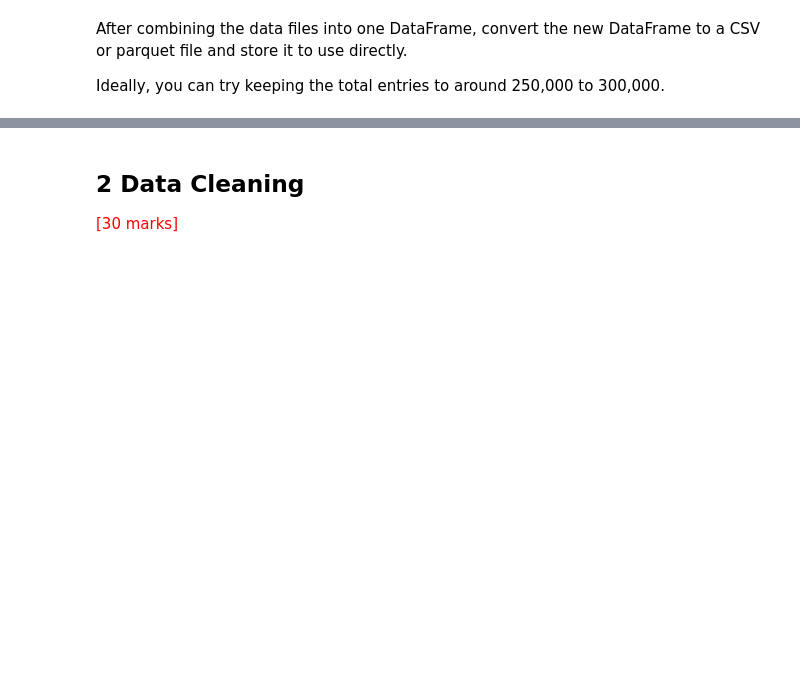
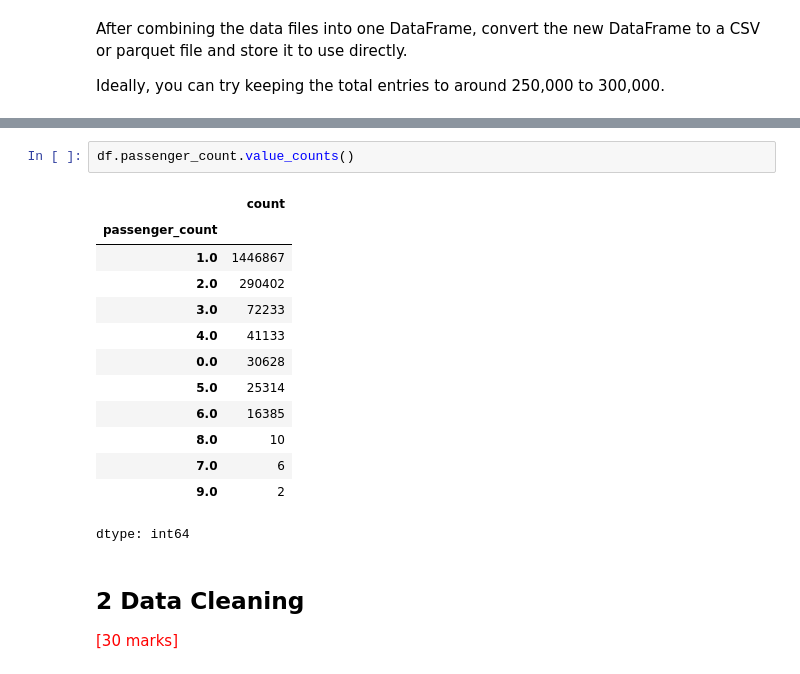
Before and after one commit to sundeepgarg/EDA_Optimising_NYC_Taxis_Sundeep, a Jupyter notebook: Sundeep_EDA_Assg_NYC_Taxi_Starter.ipynb, the cells around one changed output, grey strips where cells are left out. Drawn from its saved outputs; the diff is of its cells as text; blank space fills up the shorter version.

```diff
--- a/Sundeep_EDA_Assg_NYC_Taxi_Starter.ipynb
+++ b/Sundeep_EDA_Assg_NYC_Taxi_Starter.ipynb
@@ -313,4 +313,20 @@ memory usage: 325.5+ MB
 None
+# %%
+df.passenger_count.value_counts()
+# %% [output]
+|  | count |
+| passenger_count |  |
+| 1.0 | 1446867 |
+| 2.0 | 290402 |
+| 3.0 | 72233 |
+| 4.0 | 41133 |
+| 0.0 | 30628 |
+| 5.0 | 25314 |
+| 6.0 | 16385 |
+| 8.0 | 10 |
+| 7.0 | 6 |
+| 9.0 | 2 |
+dtype: int64
 # %% [markdown]
 ## **2** Data Cleaning
 <font color = red>[30 marks]</font> <br>
```
Also changed, not shown: parts of 14 cells of this notebook.
